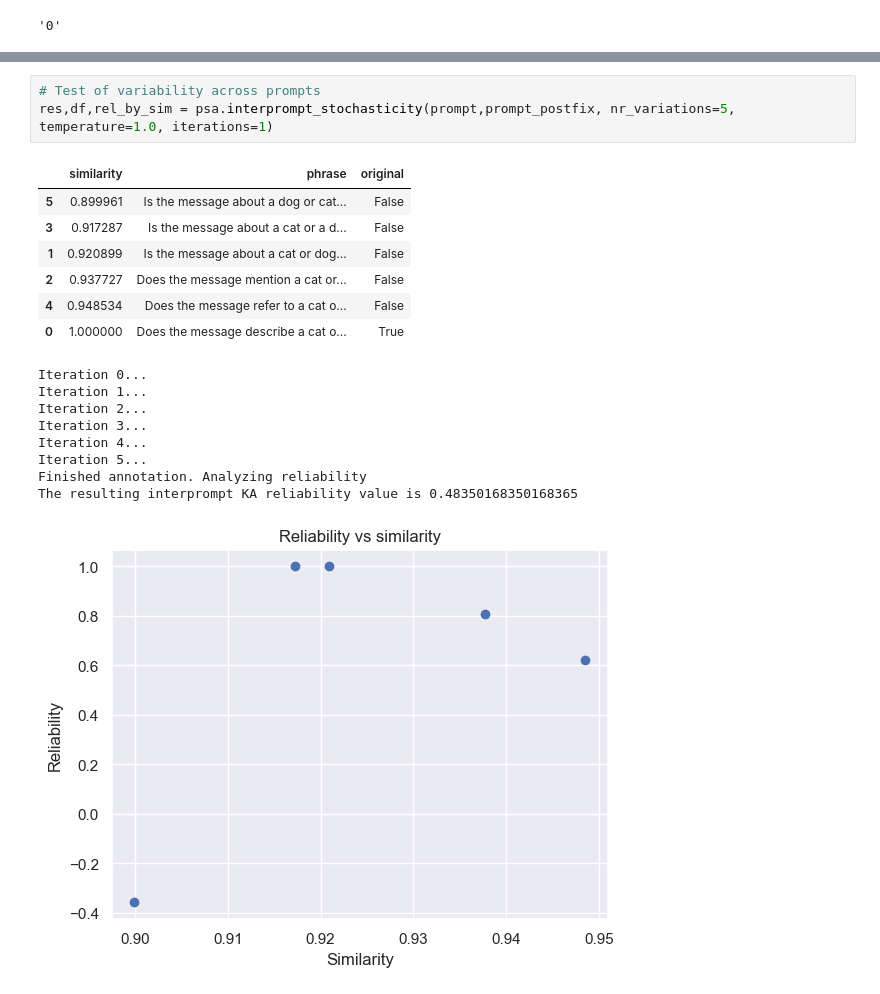
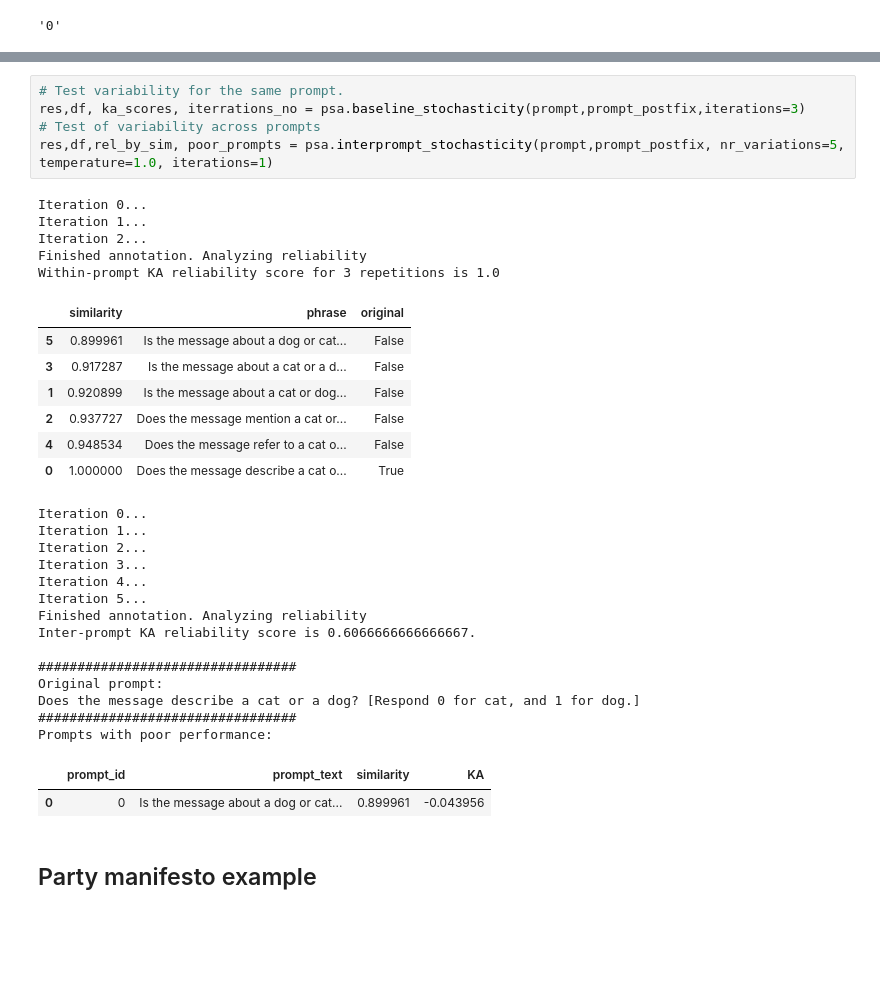
Before and after one commit to cjbarrie/promptstability, a Jupyter notebook: notebooks/manisfestos class.ipynb, the cells around one changed output, grey strips where cells are left out. Cells and saved outputs as stored; diff of their text form; blank space fills up the shorter version.

```diff
--- a/notebooks/manisfestos class.ipynb
+++ b/notebooks/manisfestos class.ipynb
@@ -361,22 +383,38 @@ Within-prompt KA reliability score for 3 repetitions is 1.0
 # %%
+# Test variability for the same prompt.
+res,df, ka_scores, iterrations_no = psa.baseline_stochasticity(prompt,prompt_postfix,iterations=3)
 # Test of variability across prompts
-res,df,rel_by_sim = psa.interprompt_stochasticity(prompt,prompt_postfix, nr_variations=5, temperature=1.0, iterations=1)
+res,df,rel_by_sim, poor_prompts = psa.interprompt_stochasticity(prompt,prompt_postfix, nr_variations=5, temperature=1.0, iterations=1)
 # %% [output]
+Iteration 0...
+Iteration 1...
+Iteration 2...
+Finished annotation. Analyzing reliability
+Within-prompt KA reliability score for 3 repetitions is 1.0
 |  | similarity | phrase | original |
 | 5 | 0.899961 | Is the message about a dog or cat... | False |
 | 3 | 0.917287 | Is the message about a cat or a d... | False |
 | 1 | 0.920899 | Is the message about a cat or dog... | False |
 | 2 | 0.937727 | Does the message mention a cat or... | False |
 | 4 | 0.948534 | Does the message refer to a cat o... | False |
 | 0 | 1.000000 | Does the message describe a cat o... | True |
-Iteration 0...
-Iteration 1...
-Iteration 2...
-Iteration 3...
-Iteration 4...
-Iteration 5...
-Finished annotation. Analyzing reliability
-The resulting interprompt KA reliability value is 0.48350168350168365
-[figure, removed]
+Iteration 0...
+Iteration 1...
+Iteration 2...
+Iteration 3...
+Iteration 4...
+Iteration 5...
+Finished annotation. Analyzing reliability
+Inter-prompt KA reliability score is 0.6066666666666667.
+
+#################################
+Original prompt:
+Does the message describe a cat or a dog? [Respond 0 for cat, and 1 for dog.]
+#################################
+Prompts with poor performance:
+|  | prompt_id | prompt_text | similarity | KA |
+| 0 | 0 | Is the message about a dog or cat... | 0.899961 | -0.043956 |
+# %% [markdown]
+## Party manifesto example
 # %%
 # Party manifesto example
```
Also changed, not shown: parts of 13 cells of this notebook.
